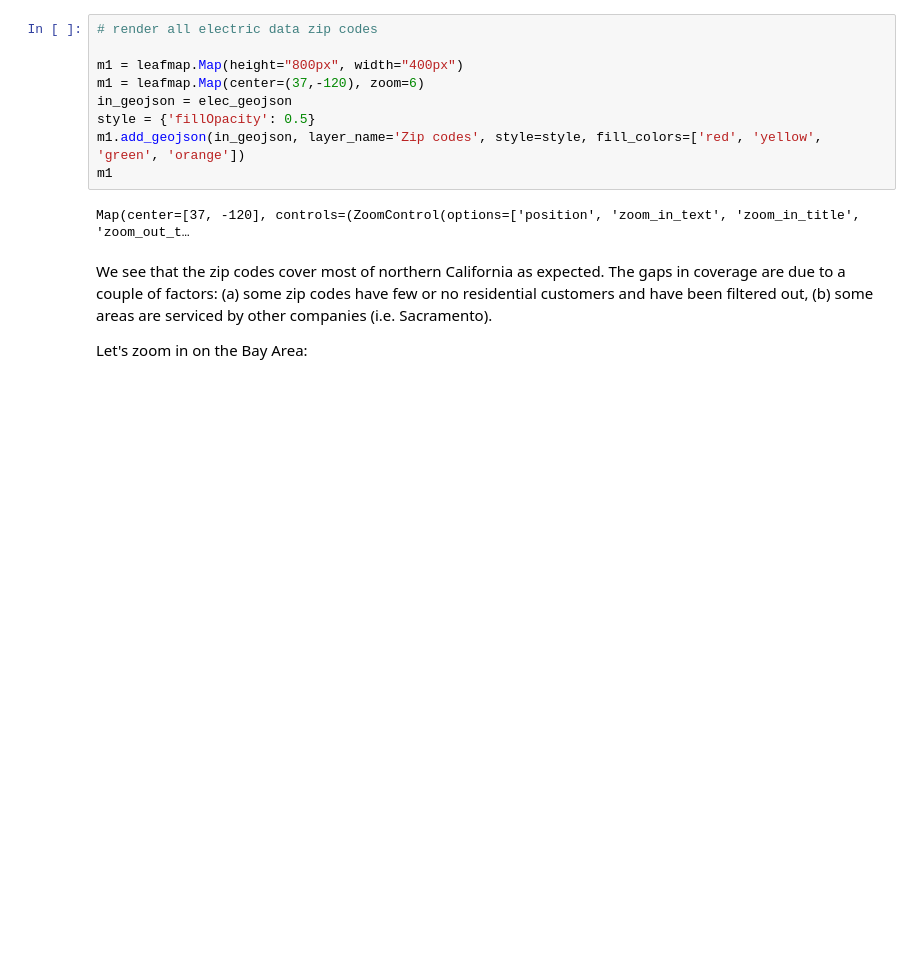
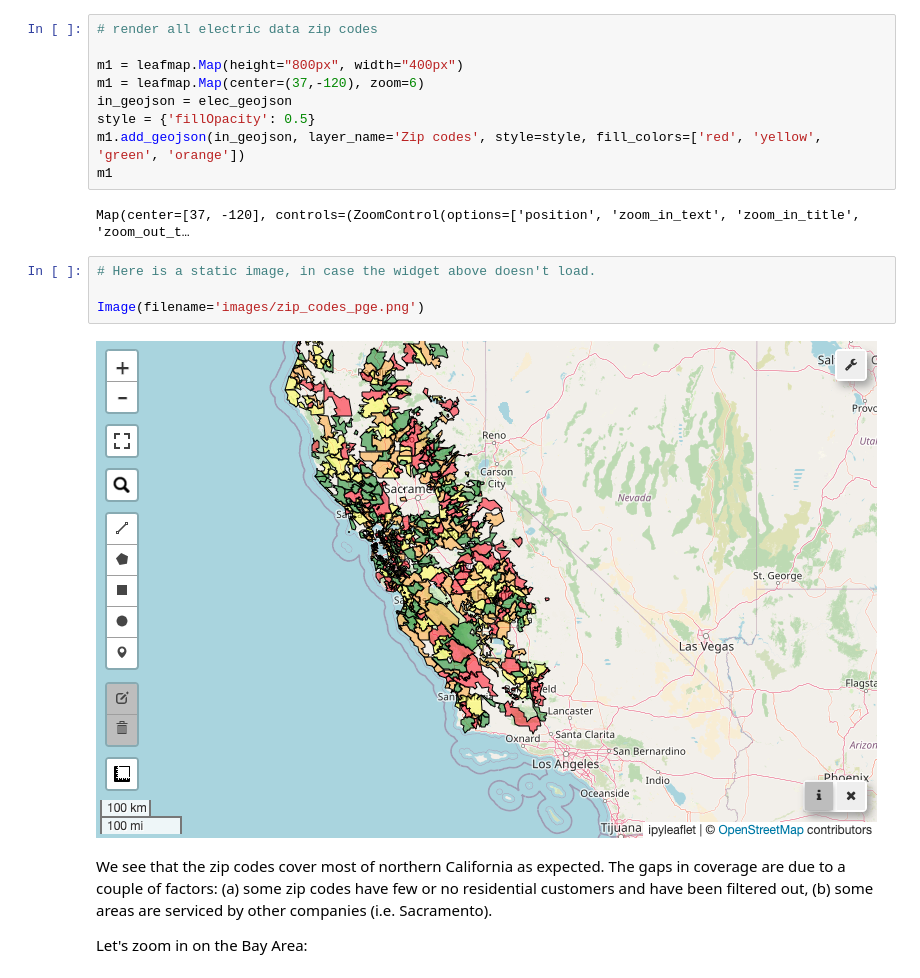
Before and after one commit to XiEllipse/Capstone-2, a Jupyter notebook: Capstone-2 EDA.ipynb, the cells around one changed output. Drawn from its saved outputs; the diff is of its cells as text; blank space fills up the shorter version.

Commit message:
added images to EDA notebook because map widgets don't load in github - attempt 2

```diff
--- a/Capstone-2 EDA.ipynb
+++ b/Capstone-2 EDA.ipynb
@@ -80,6 +81,12 @@ m1.add_geojson(in_geojson, layer_name='Zip codes', style=style, fill_colors=['re
 m1
 # %% [output]
 Map(center=[37, -120], controls=(ZoomControl(options=['position', 'zoom_in_text', 'zoom_in_title', 'zoom_out_t…
+# %%
+# Here is a static image, in case the widget above doesn't load.
+
+Image(filename='images/zip_codes_pge.png')
+# %% [output]
+[figure, added]
 # %% [markdown]
 We see that the zip codes cover most of northern California as expected. The gaps in coverage are due to a couple of factors: (a) some zip codes have few or no residential customers and have been filtered out, (b) some areas are serviced by other companies (i.e. Sacramento).
 
```
Also changed, not shown: parts of 6 cells of this notebook.
